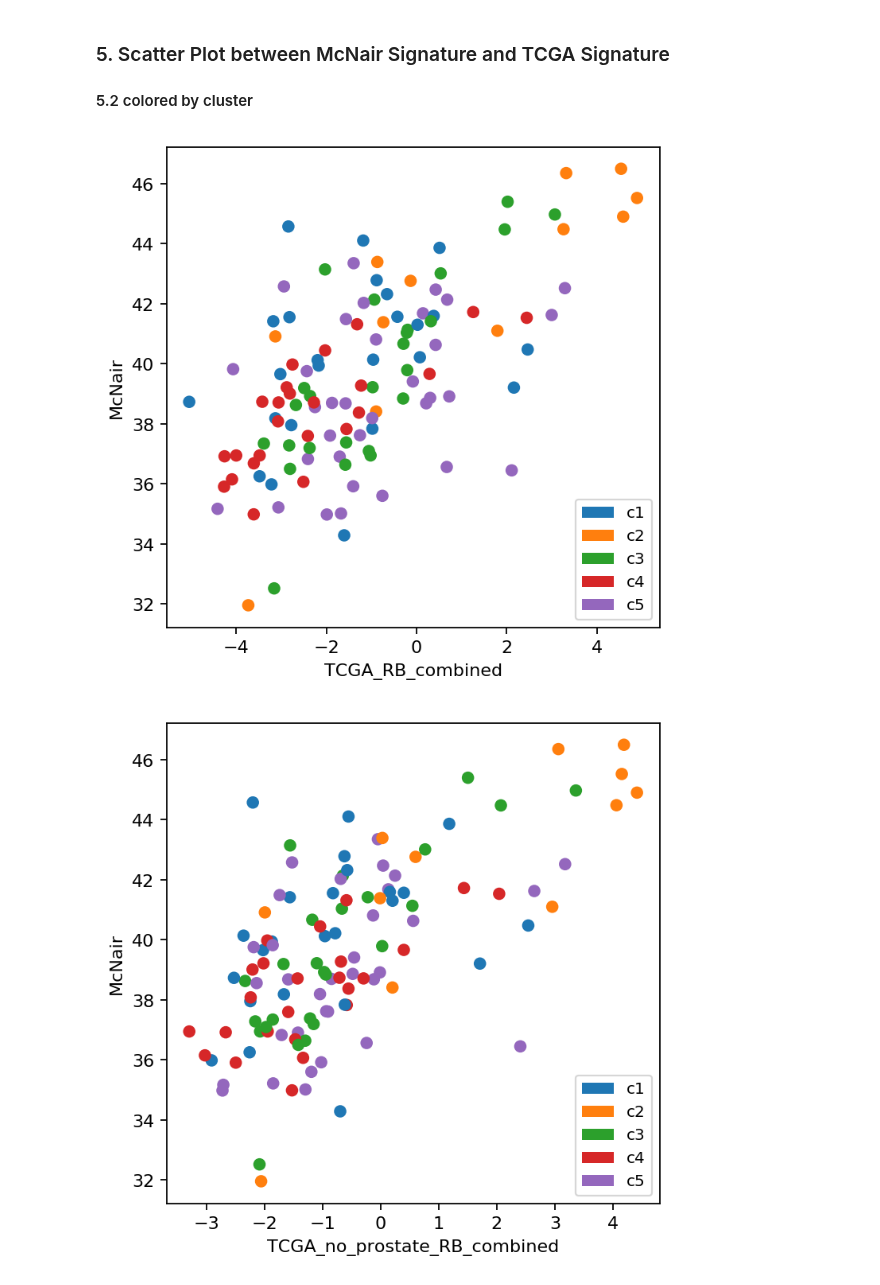
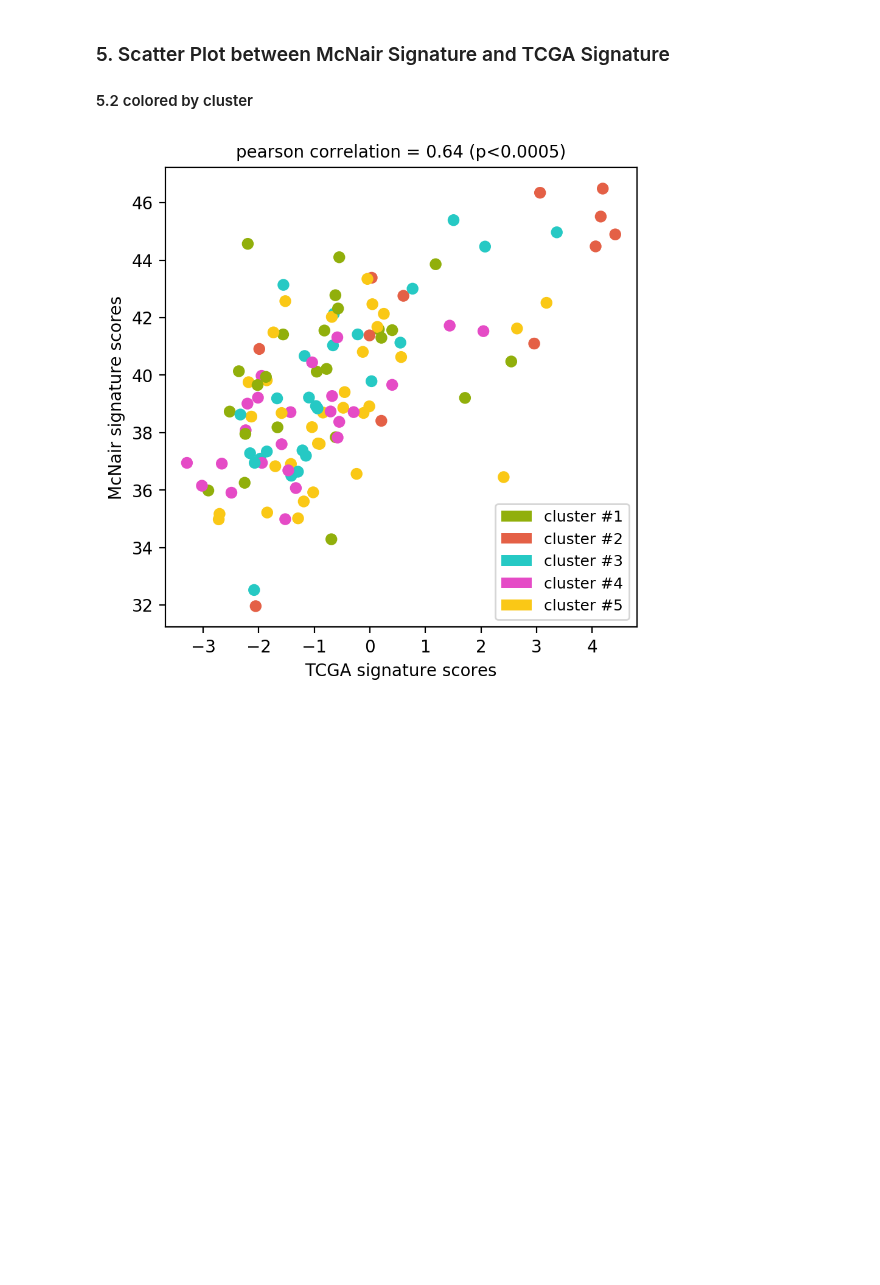
Before and after one commit to MollyZhang/ARsig_python, a Jupyter notebook: RBsig.ipynb, the cells around one changed output. Drawn from its saved outputs; the diff is of its cells as text; code cells hidden in the pictures; blank space fills up the shorter version.

```diff
--- a/RBsig.ipynb
+++ b/RBsig.ipynb
@@ -393,6 +389,6 @@ cut_off
 # %%
 colors = ["#91AF0B", "#E46046", "#26C9C4", "#E54BC6", "#FAC816"]
-titles = ["TCGA (no prostate) RB signature scores", "McNair RB signature scores"]
+titles = ["TCGA_RB_signature_scores", "McNair_RB_signature_scores"]
 
 
 for i, sig in enumerate(RBscores.columns):
@@ -406,7 +402,7 @@ for i, sig in enumerate(RBscores.columns):
                       [colors[0]] * len(c1) + [colors[1]] * len(c2) +
                       [colors[2]] * len(c3) + [colors[3]] * len(c4) + [colors[4]] * len(c5)))
     fig, ax= plt.subplots(dpi=200)
-    fig.set_size_inches(25,7)
+    fig.set_size_inches(25,12)
     RBscores[sig].plot.bar(ax=ax, color=[colors_dict[i] for i in RBscores.index])
     ax.set_ylabel("signature score", fontsize=13)
     c1_proxy = plt.Rectangle((0, 0), 1, 1, fc=colors[0])
@@ -417,10 +413,12 @@ for i, sig in enumerate(RBscores.columns):
     ax.legend([c1_proxy,c2_proxy,c3_proxy,c4_proxy,c5_proxy],
               ['cluster #1','cluster #2','cluster #3','cluster #4','cluster #5'], fontsize=14, loc="upper right")
     ax.set_title("{0} colored by cluster".format(titles[i]), fontsize=14)
+    ax.set_xlabel("Patient ID", fontsize=14)
+    ax.set_ylabel("Signature Score", fontsize=14)
     if i == 1:
         a=ax.get_yticks().tolist()
         a=[int(i+40) for i in a]
         ax.set_ylim([-9,7])
         ax.set_yticklabels(a)
-    fig.savefig("./{0}_scores_cluster_color.png".format(sig), dpi=200)
+    fig.savefig("./figures/{0}_cluster_color.png".format(titles[i]), dpi=200)
 # %% [output]
@@ -545,38 +543,42 @@ for X in ["TCGA_RB_combined", "TCGA_no_prostate_RB_combined"]:
 #### 5.2 colored by cluster
 # %%
 cluster_df = pd.read_csv("./data/sample_clusters.tsv", delimiter="\t", header=None)
+RBscores = pd.read_csv("./data/WCDT_RBsig_scores.csv", index_col='Patient ID')
+
 cluster_df.set_index(0, inplace=True)
 common_samples = list(set(cluster_df.index).intersection(set(RBscores.index)))
 RBscores = RBscores.loc[common_samples]
 cluster_df = cluster_df.loc[common_samples]
 assert(sorted(list(RBscores.index)) == sorted(list(cluster_df.index)))
 # %%
-colors = palettes.Category10[5]
+colors = ["#91AF0B", "#E46046", "#26C9C4", "#E54BC6", "#FAC816"]
+titles = ["TCGA (no prostate) RB signature scores", "McNair RB signature scores"]
+
 c1 = list(cluster_df[cluster_df[1] == "c1"].index)
 c2 = list(cluster_df[cluster_df[1] == "c2"].index)
 c3 = list(cluster_df[cluster_df[1] == "c3"].index)
 c4 = list(cluster_df[cluster_df[1] == "c4"].index)
 c5 = list(cluster_df[cluster_df[1] == "c5"].index)
 colors_dict = dict(zip(c1 + c2 + c3 + c4 + c5,
                   [colors[0]] * len(c1) + [colors[1]] * len(c2) +
                   [colors[2]] * len(c3) + [colors[3]] * len(c4) + [colors[4]] * len(c5)))
 
 c1_proxy = plt.Rectangle((0, 0), 1, 1, fc=colors[0])
 c2_proxy = plt.Rectangle((0, 0), 1, 1, fc=colors[1])
 c3_proxy = plt.Rectangle((0, 0), 1, 1, fc=colors[2])
 c4_proxy = plt.Rectangle((0, 0), 1, 1, fc=colors[3])
 c5_proxy = plt.Rectangle((0, 0), 1, 1, fc=colors[4])
 
-for X in ["TCGA_RB_combined", "TCGA_no_prostate_RB_combined"]:
-    Y = "McNair_RB_sig (quantile WCDT data)"
-    fig = plt.figure(figsize=(5,5), dpi=160)
-    plt.scatter(RBscores[X], RBscores[Y], c=[colors_dict[i] for i in RBscores.index])
-    plt.xlabel(X)
-    plt.ylabel("McNair")
-    spearman = scipy.stats.spearmanr(RBscores[X], RBscores[Y])[0]
-    plt.legend([c1_proxy,c2_proxy,c3_proxy,c4_proxy,c5_proxy],
-              ['c1','c2','c3','c4','c5'], fontsize=9, loc="lower right")
-    fig.savefig("./figures/scatter_cluster_color_{0}_v_McNair.png".format(X), dpi=160)
+X = "TCGA_no_prostate_RB_combined"
+Y = "McNair_RB_sig (quantile WCDT data)"
+fig = plt.figure(figsize=(5,5), dpi=200)
+plt.scatter(RBscores[X], RBscores[Y], c=[colors_dict[i] for i in RBscores.index])
+plt.xlabel("TCGA signature scores")
+plt.ylabel("McNair signature scores")
+pearson = scipy.stats.pearsonr(RBscores[X], RBscores[Y])
+plt.title("pearson correlation = {0:.2f} (p<0.0005)".format(pearson[0], pearson[1]), fontsize=10)
+plt.legend([c1_proxy,c2_proxy,c3_proxy,c4_proxy,c5_proxy],
+          ['cluster #1','cluster #2','cluster #3','cluster #4','cluster #5'], fontsize=9, loc="lower right")
+fig.savefig("./figures/scatter_cluster_color_{0}_v_McNair.png".format(X), dpi=200)
 # %% [output]
-[figure, old version]
+[figure, new version]
-[figure, removed]
```
Also changed, not shown: parts of 2 cells of this notebook, 20 other files.
